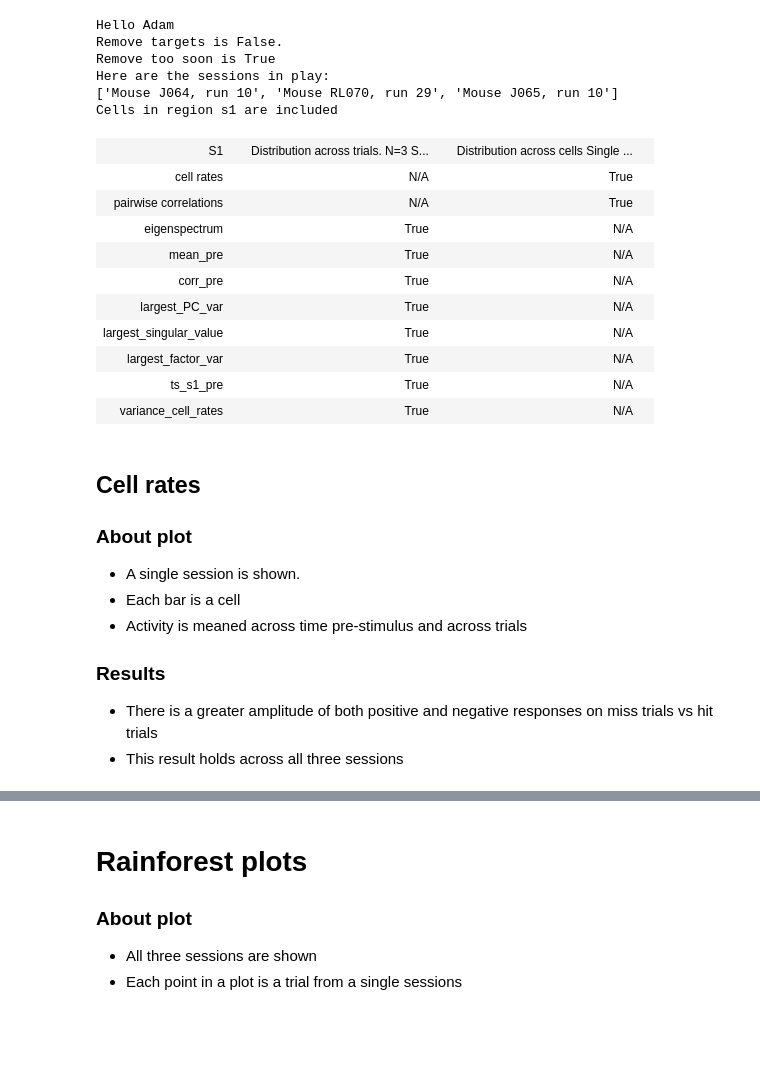
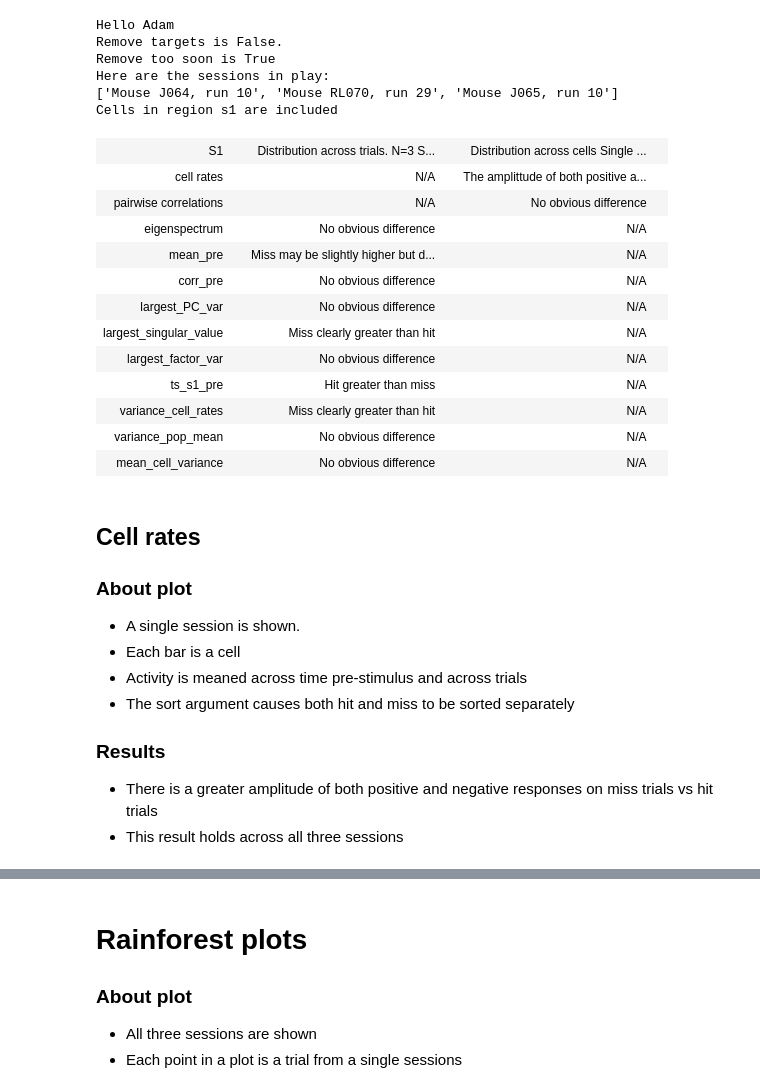
Before and after one commit to Packer-Lab/popping-off, a Jupyter notebook: notebooks/the_plot_matrix.ipynb, the cells around one changed output, grey strips where cells are left out. Cells and saved outputs as stored; diff of their text form; code cells hidden in the pictures; blank space fills up the shorter version.

```diff
--- a/notebooks/the_plot_matrix.ipynb
+++ b/notebooks/the_plot_matrix.ipynb
@@ -39,7 +39,8 @@ COLORS = [
 # %%
 region = 's1'
 covs_keep = ['mean_pre', 'corr_pre', 'largest_PC_var', 'largest_singular_value', 'largest_factor_var',
-             f'ts_{region}_pre', 'variance_cell_rates',]
+             f'ts_{region}_pre', 'variance_cell_rates', 'variance_pop_mean',
+            'mean_cell_variance']
 # %% [markdown]
 ## Init MultiSessionModel object with parameters
 # %%
@@ -87,33 +88,49 @@ def display_table(data):
 
     display(HTML(html))
 # %%
+nd = 'No obvious difference'
+cov_comment = {
+    'mean_pre': 'Miss may be slightly higher but difference is not clear',
+    'corr_pre': nd,
+    'largest_PC_var': nd,
+    'largest_singular_value': 'Miss clearly greater than hit',
+    'largest_factor_var': nd,
+    'ts_s1_pre': 'Hit greater than miss',
+    'variance_cell_rates': 'Miss clearly greater than hit',
+    'variance_pop_mean': nd,
+    'mean_cell_variance': nd,
+}
+
 header = [f'Distribution across trials. N={len(msm.sessions)} Sessions',
           'Distribution across cells\n Single session']
 
 data = []
-data.append(['cell rates', 'N/A', True])
-data.append(['pairwise correlations', 'N/A', True])
-data.append(['eigenspectrum', True, 'N/A'])
+data.append(['cell rates', 'N/A', 'The amplittude of both positive and '
+             'negative going responses is greater'])
+data.append(['pairwise correlations', 'N/A', nd])
+data.append(['eigenspectrum', nd, 'N/A'])
 
 # Population metrics
 for cov in covs_keep:
-    data.append([cov, True, 'N/A'])
+    data.append([cov, cov_comment[cov], 'N/A'])
 
 data.insert(0, [region.upper()] + header)
 
 display_table(data)
 # %% [output]
 | S1 |  | Distribution across trials. N=3 S... |  | Distribution across cells Single ... |  |
-| cell rates |  | N/A |  | True |  |
-| pairwise correlations |  | N/A |  | True |  |
-| eigenspectrum |  | True |  | N/A |  |
-| mean_pre |  | True |  | N/A |  |
-| corr_pre |  | True |  | N/A |  |
-| largest_PC_var |  | True |  | N/A |  |
-| largest_singular_value |  | True |  | N/A |  |
-| largest_factor_var |  | True |  | N/A |  |
-| ts_s1_pre |  | True |  | N/A |  |
-| variance_cell_rates |  | True |  | N/A |  |
+| cell rates |  | N/A |  | The amplittude of both positive a... |  |
+| pairwise correlations |  | N/A |  | No obvious difference |  |
+| eigenspectrum |  | No obvious difference |  | N/A |  |
+| mean_pre |  | Miss may be slightly higher but d... |  | N/A |  |
+| corr_pre |  | No obvious difference |  | N/A |  |
+| largest_PC_var |  | No obvious difference |  | N/A |  |
+| largest_singular_value |  | Miss clearly greater than hit |  | N/A |  |
+| largest_factor_var |  | No obvious difference |  | N/A |  |
+| ts_s1_pre |  | Hit greater than miss |  | N/A |  |
+| variance_cell_rates |  | Miss clearly greater than hit |  | N/A |  |
+| variance_pop_mean |  | No obvious difference |  | N/A |  |
+| mean_cell_variance |  | No obvious difference |  | N/A |  |
 # %%
 def select_cells_and_frames(lm, region='s1', frames='pre'):
 
@@ -128,6 +145,7 @@ def select_cells_and_frames(lm, region='s1', frames='pre'):
 * A single session is shown.
 * Each bar is a cell
 * Activity is meaned across time pre-stimulus and across trials
+* The sort argument causes both hit and miss to be sorted separately
 
 ### Results
 * There is a greater amplitude of both positive and negative responses on miss trials vs hit trials
```
Also changed, not shown: parts of 11 cells of this notebook.
